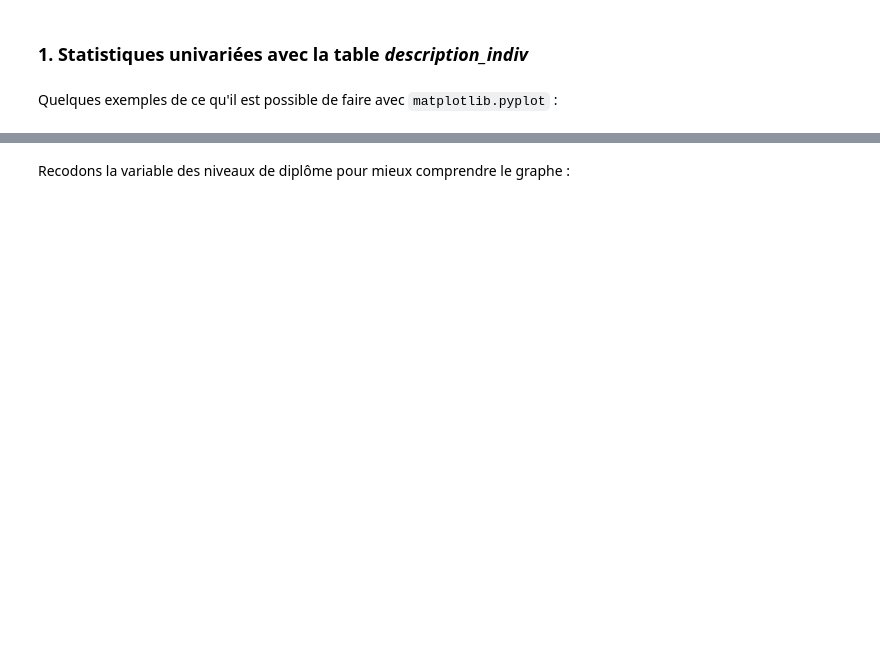
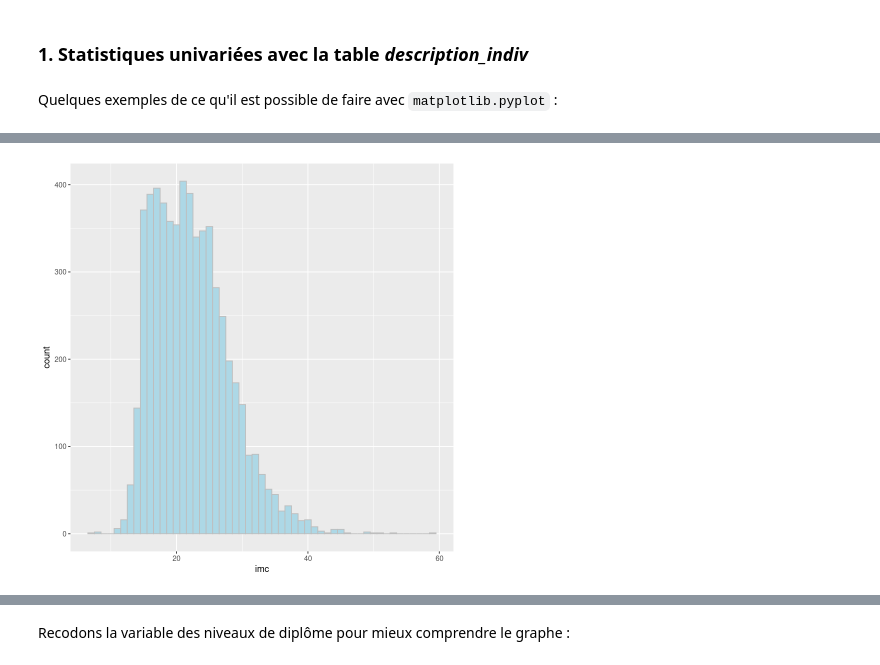
Before and after one commit to InseeFrLab/funathon2023_sujet3, a Jupyter notebook: Sujet_3_R.ipynb, the cells around one changed output, grey strips where cells are left out. Drawn from its saved outputs; the diff is of its cells as text; code cells hidden in the pictures; blank space fills up the shorter version.

```diff
--- a/Sujet_3_R.ipynb
+++ b/Sujet_3_R.ipynb
@@ -148,12 +124,6 @@
 # %%
 # Histogramme des IMC
 
-description_indiv["imc"].hist(
-    bins=50,  # Nombre de barres de l'histogramme
-    range=(0, 100),  # Plage des valeurs affichées sur l'axe x
-    color='skyblue',  # Couleur des barres de l'histogramme
-    edgecolor='black',  # Couleur des bords des barres
-    alpha=0.7  # Transparence des barres
-)
-
-plt.show()
+ggplot(data=description_indiv,aes(x=imc))+
+    geom_histogram(binwidth=1,color="grey",fill="lightblue")
+# %% [output]
@@ -160,3 +132,4 @@ plt.show()
+[figure, added]
 # %%
 # Histogramme des niveaux de diplôme
 
```
Also changed, not shown: parts of 11 cells of this notebook.
